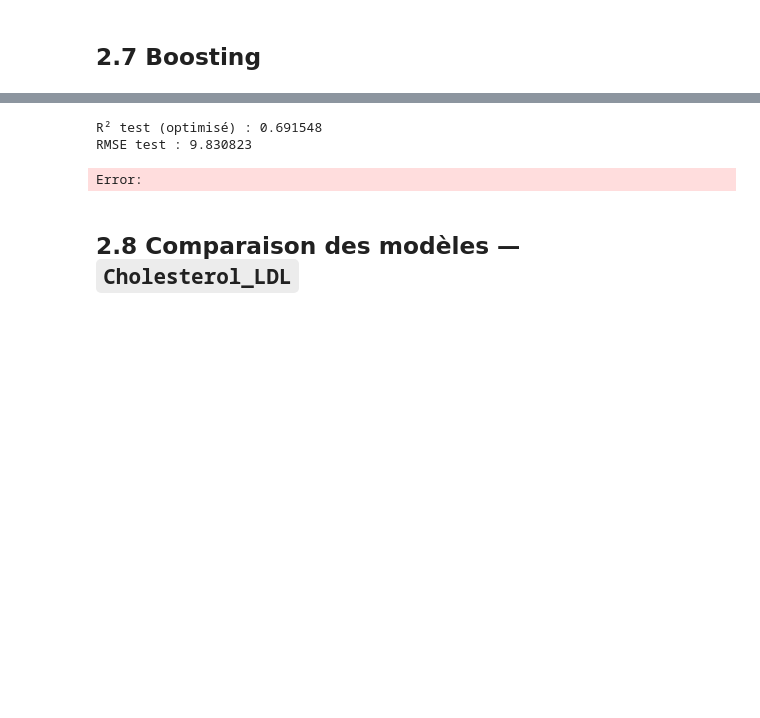
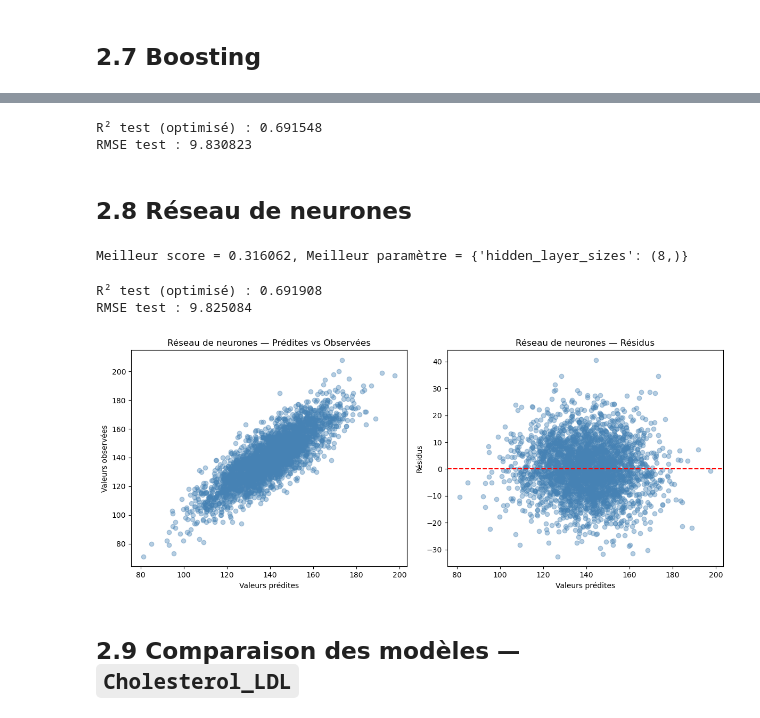
Before and after one commit to HOANG-Anh2004/projet_ML_4A_GMM_INSA, a Jupyter notebook: Modelisation.ipynb, the cells around one changed output, grey strips where cells are left out. Saved outputs shown, nothing was run; the diff lists cells and outputs as text; code cells hidden in the pictures; blank space fills up the shorter version.

```diff
--- a/Modelisation.ipynb
+++ b/Modelisation.ipynb
@@ -1263,7 +1212,7 @@ X_reg_kNN = df_encoded.drop(columns=["Cholesterol_LDL", 'Height_cm', 'Weight_kg'
        'Stress_Level_2', 'Stress_Level_3', 'Stress_Level_4', 'Stress_Level_5',
        'Stress_Level_6', 'Stress_Level_7', 'Stress_Level_8', 'Stress_Level_9',
        'Stress_Level_10', 'Sleep_Hours_5', 'Sleep_Hours_6', 'Sleep_Hours_7',
-       'Sleep_Hours_8', 'Sleep_Hours_9', 'Sleep_Hours_10' ]).values
+       'Sleep_Hours_8', 'Sleep_Hours_9', 'Sleep_Hours_10' ]).values.copy()
 
 # Here we keep the Variables only based on the PCA of the numerical Variables: Cholesterol Total, Stylostic BP, Age
 
@@ -1477,4 +1413,5 @@ print("RMSE test : %f" % np.sqrt(mean_squared_error(ytest_r, yChap)))
 # %% [output]
 R² test (optimisé) : 0.691548
 RMSE test : 9.830823
-Error:
+# %% [markdown]
+## 2.8 Réseau de neurones
@@ -1481,5 +1420,38 @@ Error:
+# %%
+param_grid=[{"hidden_layer_sizes":list([(5,),(6,),(7,),(8,),(12,),(15,)])}]
+nnet= GridSearchCV(MLPRegressor(max_iter=500),param_grid,cv=10,n_jobs=-1)
+nnetOpt=nnet.fit(Xtrain_r, ytrain_r)
+# paramètre optimal
+print("Meilleur score = %f, Meilleur paramètre = %s" % (1. - nnetOpt.best_score_,nnetOpt.best_params_))
+# %% [output]
+Meilleur score = 0.316062, Meilleur paramètre = {'hidden_layer_sizes': (8,)}
+# %%
+yChap_nn = nnetOpt.predict(Xtest_r)
+print("R² test (optimisé) : %f" % r2_score(ytest_r, yChap_nn))
+print("RMSE test : %f" % np.sqrt(mean_squared_error(ytest_r, yChap_nn)))
+# %% [output]
+R² test (optimisé) : 0.691908
+RMSE test : 9.825084
+# %%
+# Graphe des résidus
+fig, axes = plt.subplots(1, 2, figsize=(12, 5))
+axes[0].scatter(yChap_nn, ytest_r, alpha=0.4, color='steelblue')
+axes[0].set_xlabel("Valeurs prédites")
+axes[0].set_ylabel("Valeurs observées")
+axes[0].set_title("Réseau de neurones — Prédites vs Observées")
+
+axes[1].scatter(yChap_nn, ytest_r - yChap_nn, alpha=0.4, color='steelblue')
+axes[1].axhline(0, color='red', linestyle='--')
+axes[1].set_xlabel("Valeurs prédites")
+axes[1].set_ylabel("Résidus")
+axes[1].set_title("Réseau de neurones — Résidus")
+
+plt.tight_layout()
+plt.show()
+# %% [output]
+[figure, added]
 # %% [markdown]
-## 2.8 Comparaison des modèles — `Cholesterol_LDL`
+## 2.9 Comparaison des modèles — `Cholesterol_LDL`
 # %%
 yChap_knn_r = knnROpt.predict(Xtest_r_sc)
 
```
Also changed, not shown: parts of 71 cells of this notebook, 1 other file.
